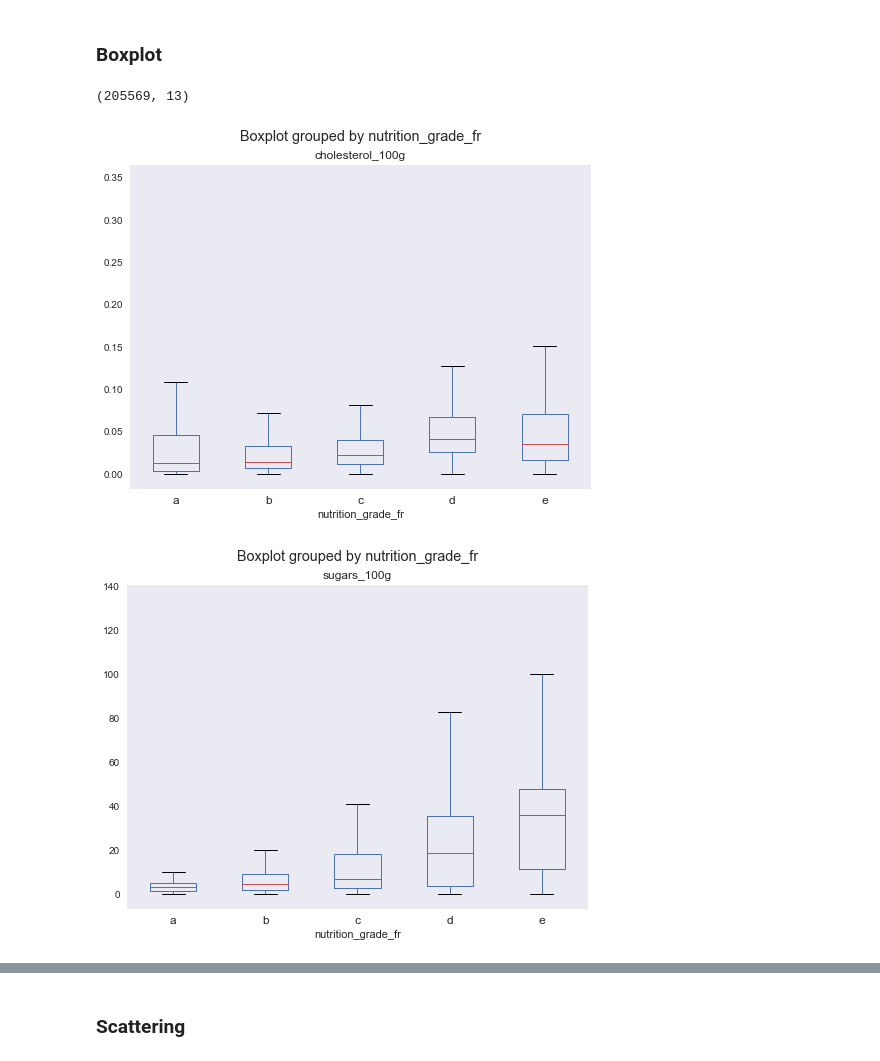
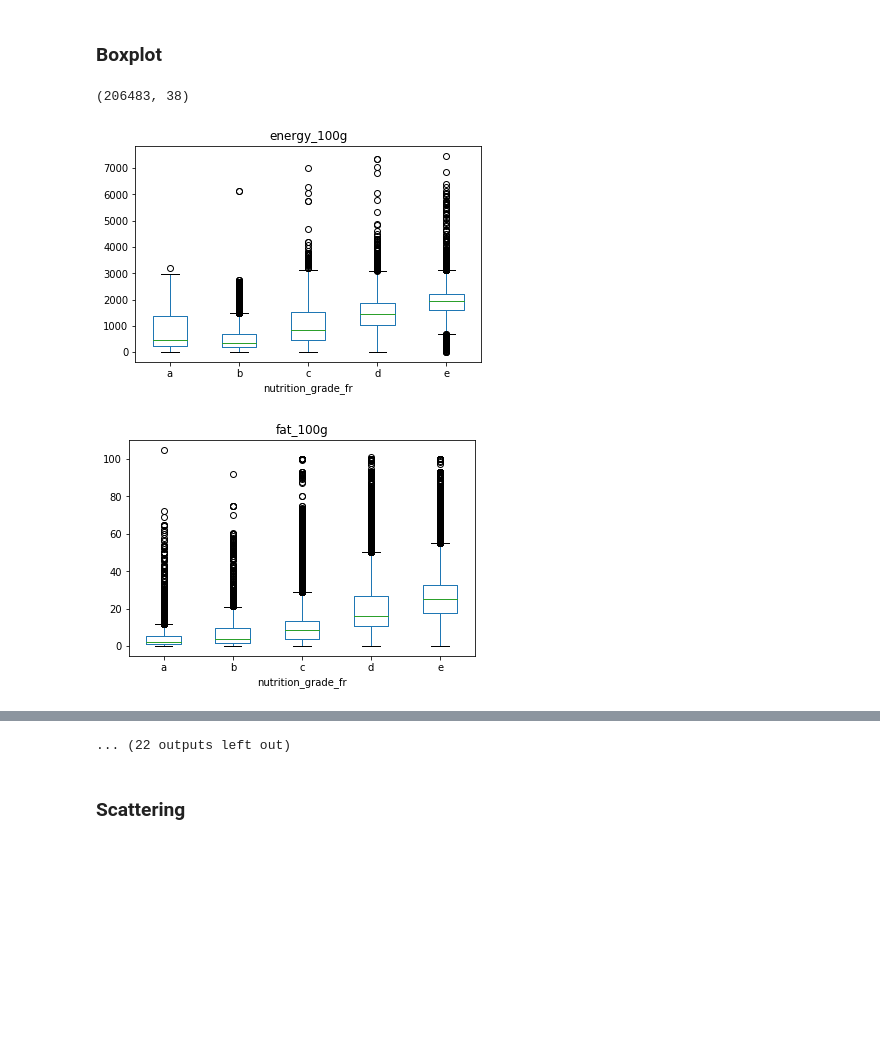
Before and after one commit to morganscao/Projet1, a Jupyter notebook: Projet1 - Exploration.ipynb, the cells around one changed output, grey strips where cells are left out. Saved outputs shown, nothing was run; the diff lists cells and outputs as text; code cells hidden in the pictures; blank space fills up the shorter version.

```diff
--- a/Projet1 - Exploration.ipynb
+++ b/Projet1 - Exploration.ipynb
@@ -100,5 +120,4 @@ GraphWithSize(Xscorefr, Xscoreuk, "score vs score")
 # %% [markdown]
 On voit bien le lien entre les différents scores. On peut supprimer le score uk et garder les deux autres pour pouvoir travailler soit sur des valeurs continues soit sur des labels
-# %%
-if 'nutrition_score_uk_100g' in dataraw.columns:
-    dataraw = dataraw.drop('nutrition_score_uk_100g', axis=1)
+# %%
+dataraw = DropCol(dataraw, 'nutrition_score_uk_100g')
@@ -136,16 +274,0 @@ heatmap = ax.pcolor(corr1, cmap=plt.cm.Greens)
-# %%
-# Analyse de la matrice de corrélation
-drops = []
-for col in corr1.columns.values:
-    # Si la feature a déjà été traitée on passe
-    if np.in1d([col],drops):
-        continue
-
-    # Récupération des features fortement corrélées
-    corr = corr1[abs(corr1[col]) > 0.5].index
-    drops = np.union1d(drops, corr)
-
-    if corr.shape[0] > 0:
-        print("%s est fortement corrélée à : %s" % (col, corr.tolist()))
-
-#corr1
@@ -252,21 +317,26 @@ GraphSeaborn(my_data, 'nutrition_grade_fr', 'nutrition')
 # %%
 # Etude sur un échantillon si la mémoire ne suffit pas
 #data = dataraw[pd.notnull(dataraw.nutrition_grade_fr)].sample(10000)
-data = my_data
+data = dataraw
 data.shape
 # %% [output]
-(205569, 13)
+(206483, 38)
 # %%
-for i in data.columns:
-    if 'nutrition' in i:
+for col in data.columns:
+    if data[col].dtype == 'object': continue
+    if 'nutrition' in col:
         continue
     # Etude sur un échantillon représentatif (valeurs positives)
-    df = data[data[i]>0]
-    #print(df.shape, i)
+    df = data[data[col]>0]
+    #print(df.shape, col)
     #if df.shape[0] == 0: continue
 
-    fig, ax = plt.subplots(figsize=(8,6))
-    fig = df.boxplot(i, 'nutrition_grade_fr', ax=ax, grid=False)
+    fig, ax = plt.subplots(figsize=(6,4))
+    fig = df.boxplot(col, 'nutrition_grade_fr', ax=ax, grid=False)
+    plt.suptitle("")
+    #ax.set_ylabel(col)
+
+#plt.savefig("boxplot.png")
 # %% [output]
-[figure, old version]
+[figure, new version]
-[figure, old version]
+[figure, new version]
@@ -282,3 +353,4 @@ for i in data.columns:
+... (22 outputs left out)
 # %% [markdown]
 ### Scattering
 # %% [markdown]
```
Also changed, not shown: parts of 38 cells of this notebook, 1 other file.
